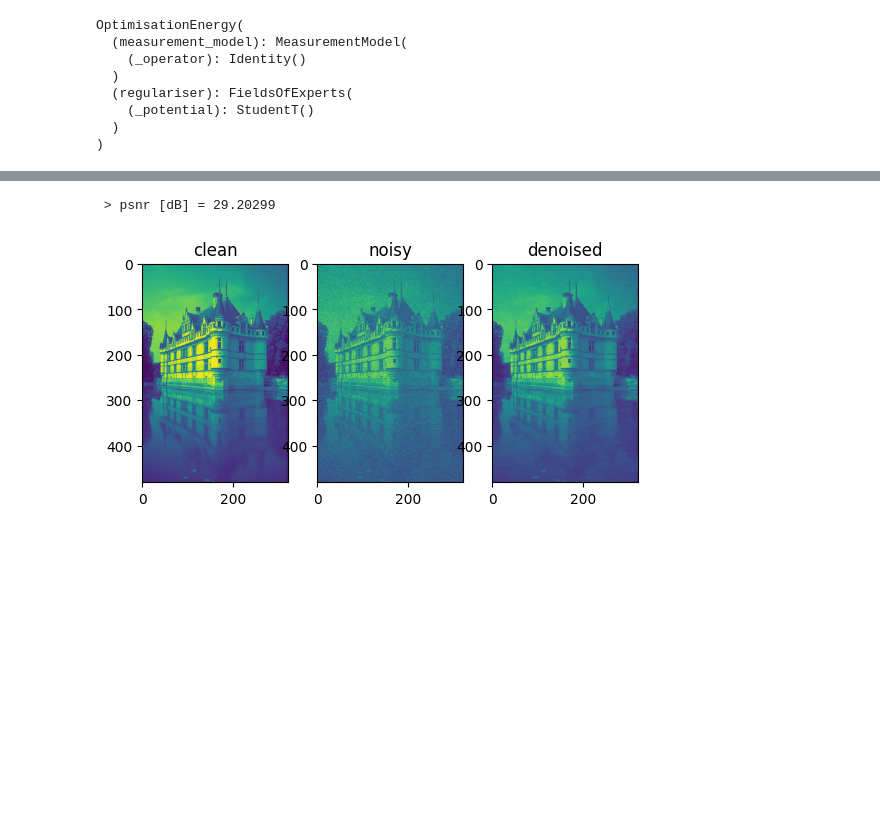
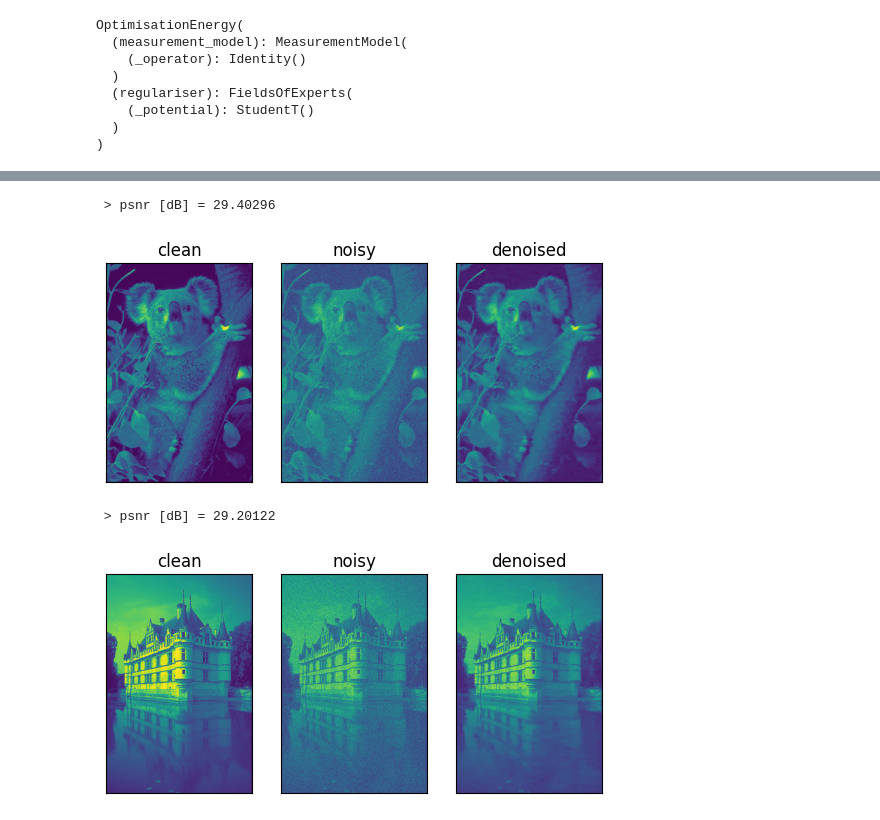
Before and after one commit to VLOGroup/pylopt, a Jupyter notebook: examples/notebooks/example_denoising_predict.ipynb, the cells around one changed output, grey strips where cells are left out. Saved outputs shown, nothing was run; the diff lists cells and outputs as text; code cells hidden in the pictures; blank space fills up the shorter version.

```diff
--- a/examples/notebooks/example_denoising_predict.ipynb
+++ b/examples/notebooks/example_denoising_predict.ipynb
@@ -45,6 +25,7 @@ model_data_dir = '/home/florianthaler/Documents/research/bilevel_optimisation/da
 # %% [markdown]
 ### Setup regulariser (load filter and filter weights from file)
 # %%
+model_data_dir = '../../data/pretrained_models'
 filters_file = 'foe_filters_7x7_chen-ranftl-pock_2014.pt'
 filter_weights_file = 'foe_filter-weights_7x7_thaler_2025.pt'
 
@@ -63,7 +44,7 @@ regulariser = FieldsOfExperts(potential, filters_spec, filter_weights_spec)
 dtype = torch.float64
 device = torch.device('cuda' if torch.cuda.is_available() else 'cpu')
 # %%
-test_data_root_dir = '/home/florianthaler/Documents/data/image_data/some_images'
+test_data_root_dir = '../../data/test_images'
 
 test_image_dataset = TestImageDataset(root_path=test_data_root_dir, dtype=dtype)
 test_loader = DataLoader(test_image_dataset, batch_size=len(test_image_dataset), shuffle=False,
@@ -114,25 +95,33 @@ denoising stats:
 # %%
 u_clean_splits = torch.split(test_batch_, split_size_or_sections=1, dim=0)
 u_noisy_splits = torch.split(energy.measurement_model.obs_noisy, split_size_or_sections=1, dim=0)
 u_denoised_splits = torch.split(test_batch_denoised, split_size_or_sections=1, dim=0)
 for idx, (item_clean, item_noisy, item_denoised) in (
         enumerate(zip(u_clean_splits, u_noisy_splits, u_denoised_splits))):
     psnr = compute_psnr(item_clean, item_denoised)
     print(' > psnr [dB] = {:.5f}'.format(psnr.detach().cpu().item()))
 
     fig = plt.figure()
     ax_clean = fig.add_subplot(1, 3, 1)
     ax_clean.imshow(item_clean.squeeze().detach().cpu().numpy())
     ax_clean.set_title('clean')
+    ax_clean.xaxis.set_visible(False)
+    ax_clean.yaxis.set_visible(False)
 
     ax_noisy = fig.add_subplot(1, 3, 2)
     ax_noisy.imshow(item_noisy.squeeze().detach().cpu().numpy())
     ax_noisy.set_title('noisy')
+    ax_noisy.xaxis.set_visible(False)
+    ax_noisy.yaxis.set_visible(False)
 
     ax_denoised = fig.add_subplot(1, 3, 3)
     ax_denoised.imshow(item_denoised.squeeze().detach().cpu().numpy())
     ax_denoised.set_title('denoised')
+    ax_denoised.xaxis.set_visible(False)
+    ax_denoised.yaxis.set_visible(False)
     plt.show()
 # %% [output]
- > psnr [dB] = 29.20299
+ > psnr [dB] = 29.40296
-[figure, old version]
+[figure, new version]
+ > psnr [dB] = 29.20122
+[figure, added]
```
Also changed, not shown: parts of 4 cells of this notebook, 18 other files.
